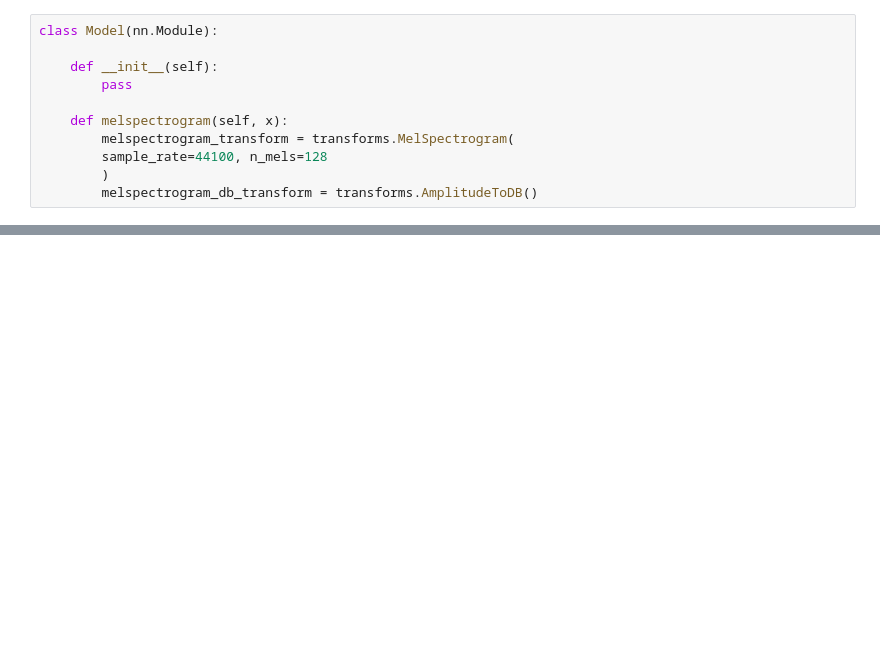
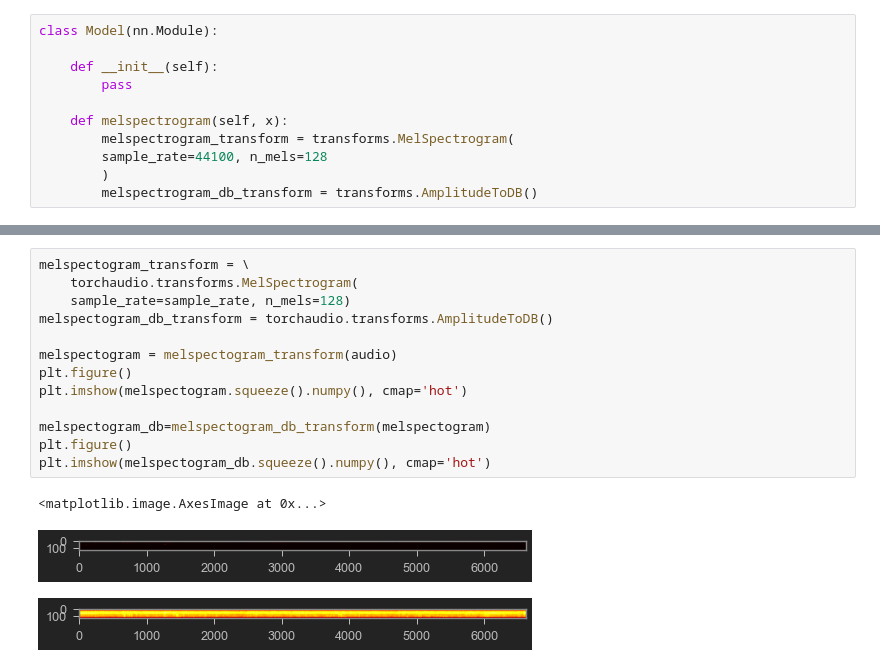
Before and after one commit to charlesfry/MachineLearning, a Jupyter notebook: NoiseSuppression/model.ipynb, the cells around one changed output, grey strips where cells are left out. Drawn from its saved outputs; the diff is of its cells as text; blank space fills up the shorter version.

```diff
--- a/NoiseSuppression/model.ipynb
+++ b/NoiseSuppression/model.ipynb
@@ -132,0 +164,17 @@ class Model(nn.Module):
+# %%
+melspectogram_transform = \
+    torchaudio.transforms.MelSpectrogram(
+    sample_rate=sample_rate, n_mels=128)
+melspectogram_db_transform = torchaudio.transforms.AmplitudeToDB()
+
+melspectogram = melspectogram_transform(audio)
+plt.figure()
+plt.imshow(melspectogram.squeeze().numpy(), cmap='hot')
+
+melspectogram_db=melspectogram_db_transform(melspectogram)
+plt.figure()
+plt.imshow(melspectogram_db.squeeze().numpy(), cmap='hot')
+# %% [output]
+<matplotlib.image.AxesImage at 0x...>
+[figure, added]
+[figure, added]
```
Also changed, not shown: parts of 4 cells of this notebook.
